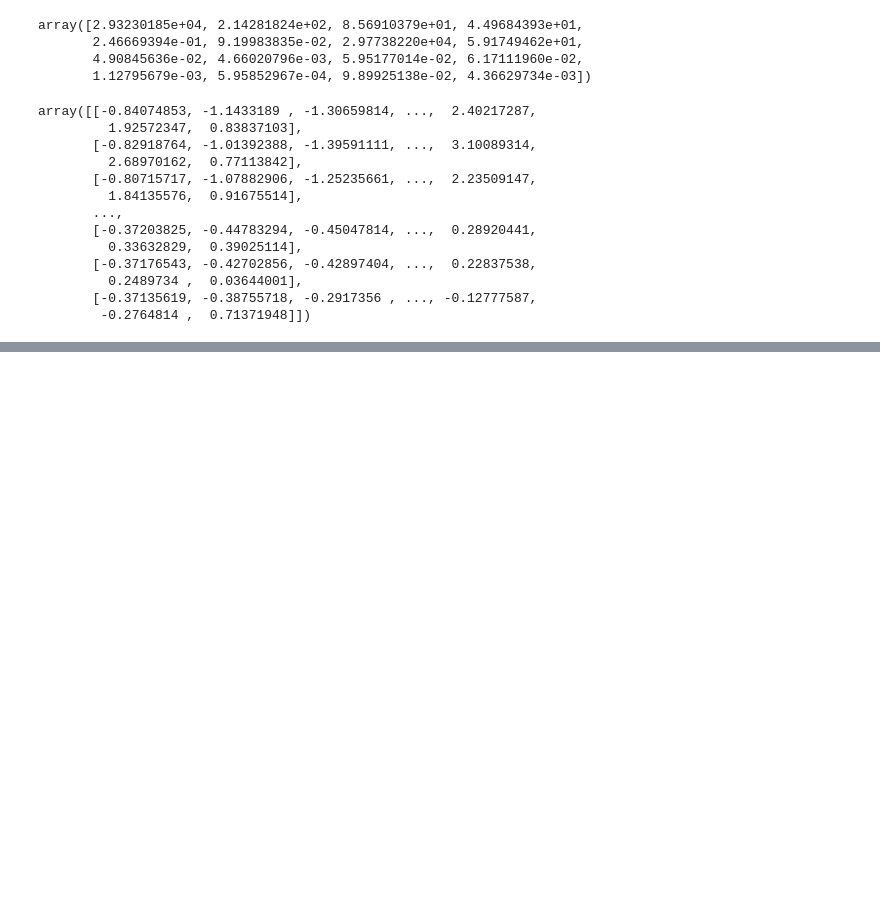
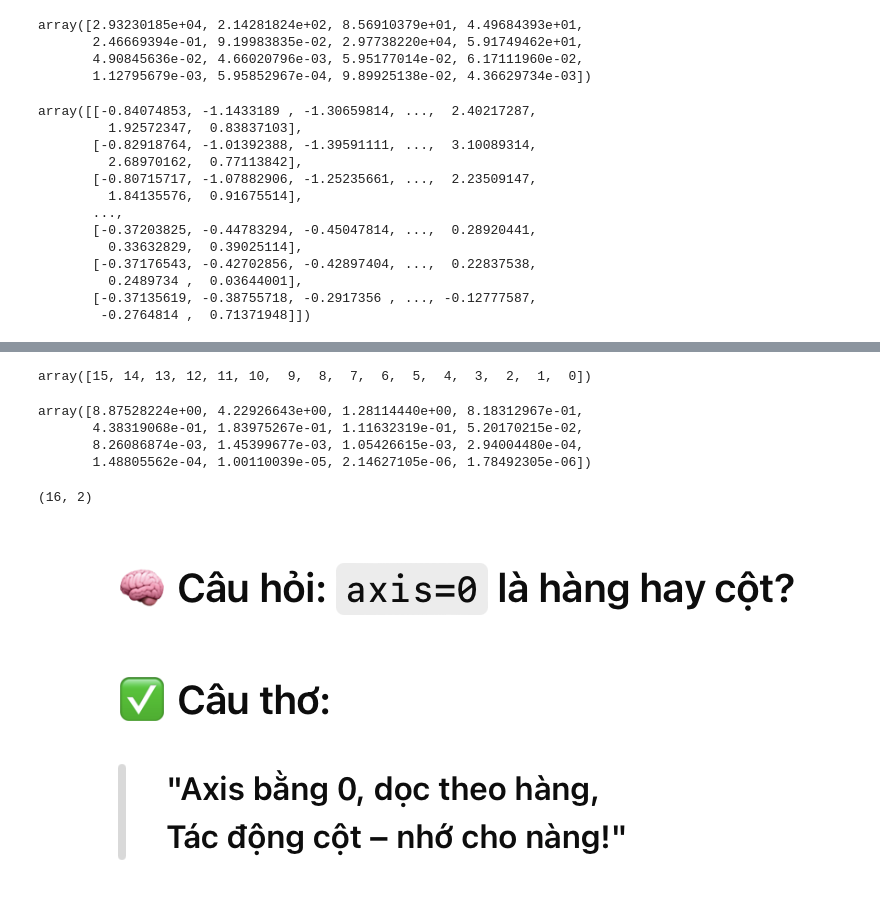
Before and after one commit to alaricbat/SoftmaxRegression, a Jupyter notebook: SoftmaxRegression/program/softmax_handson.ipynb, the cells around one changed output, grey strips where cells are left out. Cells and saved outputs as stored; diff of their text form; code cells hidden in the pictures; blank space fills up the shorter version.

```diff
--- a/SoftmaxRegression/program/softmax_handson.ipynb
+++ b/SoftmaxRegression/program/softmax_handson.ipynb
@@ -138 +173,7 @@ eigenvalues, eigenvectors = np.linalg.eigh(cov_matrix)
+# %%
+# Sort the eigenvalues in descending order.
+idx_sorted = np.argsort(eigenvalues)[::-1]
+idx_sorted
+# %% [output]
+array([15, 14, 13, 12, 11, 10,  9,  8,  7,  6,  5,  4,  3,  2,  1,  0])
 # %%
@@ -141,5 +180,15 @@ idx_sorted = np.argsort(eigenvalues)[::-1]
 
 eigenvalues_sorted = eigenvalues[idx_sorted]
 eigenvectors_sorted = eigenvectors[:, idx_sorted]
+# %%
+eigenvalues_sorted
+# %% [output]
+array([8.87528224e+00, 4.22926643e+00, 1.28114440e+00, 8.18312967e-01,
+       4.38319068e-01, 1.83975267e-01, 1.11632319e-01, 5.20170215e-02,
+       8.26086874e-03, 1.45399677e-03, 1.05426615e-03, 2.94004480e-04,
+       1.48805562e-04, 1.00110039e-05, 2.14627105e-06, 1.78492305e-06])
 # %%
 W = eigenvectors_sorted[:, :2]
+W.shape
+# %% [output]
+(16, 2)
@@ -147,0 +195,6 @@ X_pca = np.dot(X_scaled, W)
+# %%
+display(Image(filename='../photos/fomulation/axis_0.png'))
+X_pca = np.dot(X_scaled, W)
+X_pca
+# %% [output]
+[figure, added]
```
Also changed, not shown: parts of 12 cells of this notebook, 4 other files.
